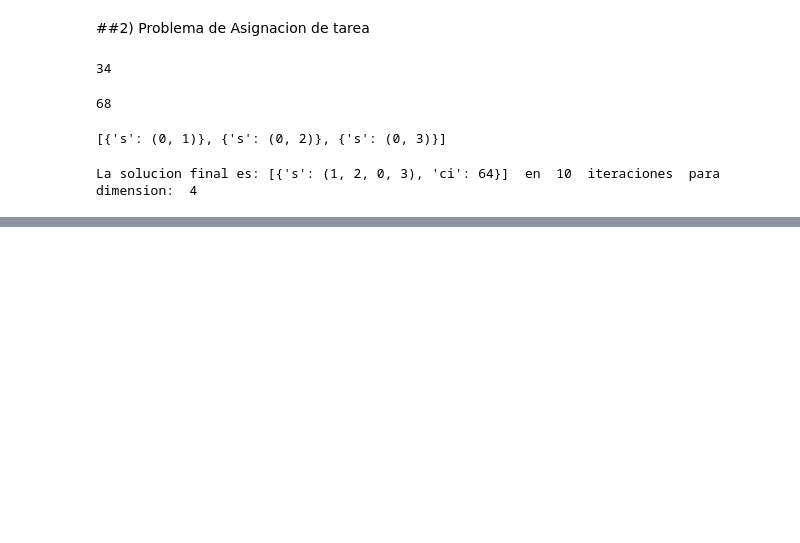
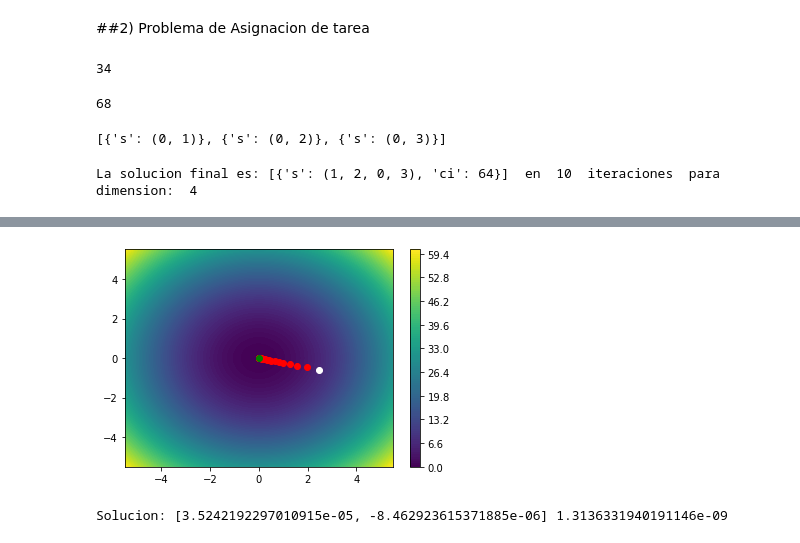
Before and after one commit to jcanevello/AlgoritmosOptimizacion, a Jupyter notebook: Algoritmos_AG2.ipynb, the cells around one changed output, grey strips where cells are left out. Cells and saved outputs as stored; diff of their text form; code cells hidden in the pictures; blank space fills up the shorter version.

```diff
--- a/Algoritmos_AG2.ipynb
+++ b/Algoritmos_AG2.ipynb
@@ -201,0 +246,37 @@ La solucion final es: [{'s': (1, 2, 0, 3), 'ci': 64}]  en  10  iteraciones  para
+# %%
+#Prepara los datos para dibujar mapa de niveles de Z
+resolucion = 100
+rango=5.5
+
+X=np.linspace(-rango,rango,resolucion)
+Y=np.linspace(-rango,rango,resolucion)
+Z=np.zeros((resolucion,resolucion))
+for ix,x in enumerate(X):
+  for iy,y in enumerate(Y):
+    Z[iy,ix] = f([x,y])
+
+#Pinta el mapa de niveles de Z
+plt.contourf(X,Y,Z,resolucion)
+plt.colorbar()
+
+#Generamos un punto aleatorio inicial y pintamos de blanco
+P=[random.uniform(-5,5  ),random.uniform(-5,5 ) ]
+plt.plot(P[0],P[1],"o",c="white")
+
+#Tasa de aprendizaje. Fija. Sería más efectivo reducirlo a medida que nos acercamos.
+TA=.1
+
+#Iteraciones:50
+for _ in range(50):
+  grad = df(P)
+  #print(P,grad)
+  P[0],P[1] = P[0] - TA*grad[0] , P[1] - TA*grad[1]
+  plt.plot(P[0],P[1],"o",c="red")
+
+#Dibujamos el punto final y pintamos de verde
+plt.plot(P[0],P[1],"o",c="green")
+plt.show()
+print("Solucion:" , P , f(P))
+# %% [output]
+[figure, added]
+Solucion: [3.5242192297010915e-05, -8.462923615371885e-06] 1.3136331940191146e-09
```
Also changed, not shown: parts of 7 cells of this notebook.
